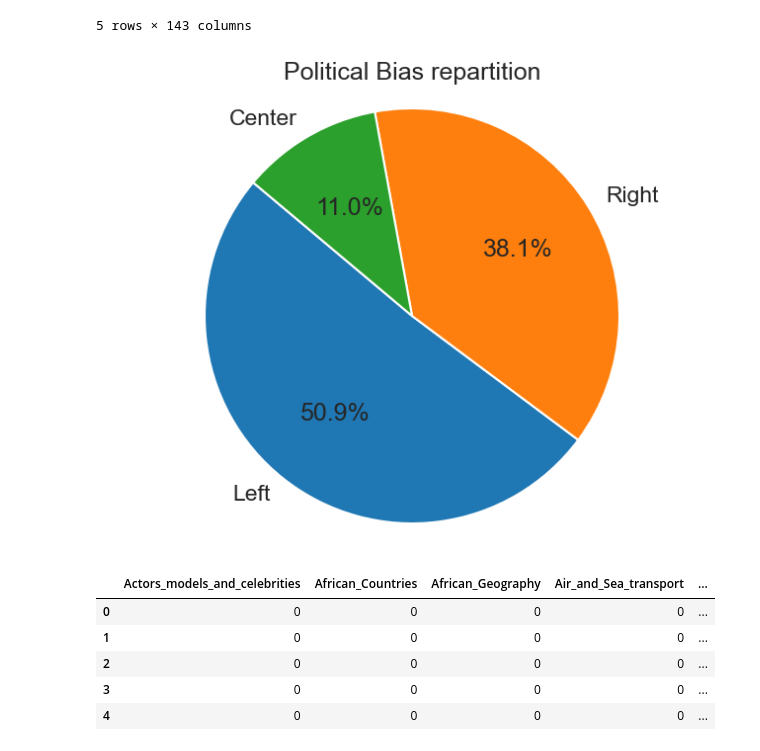
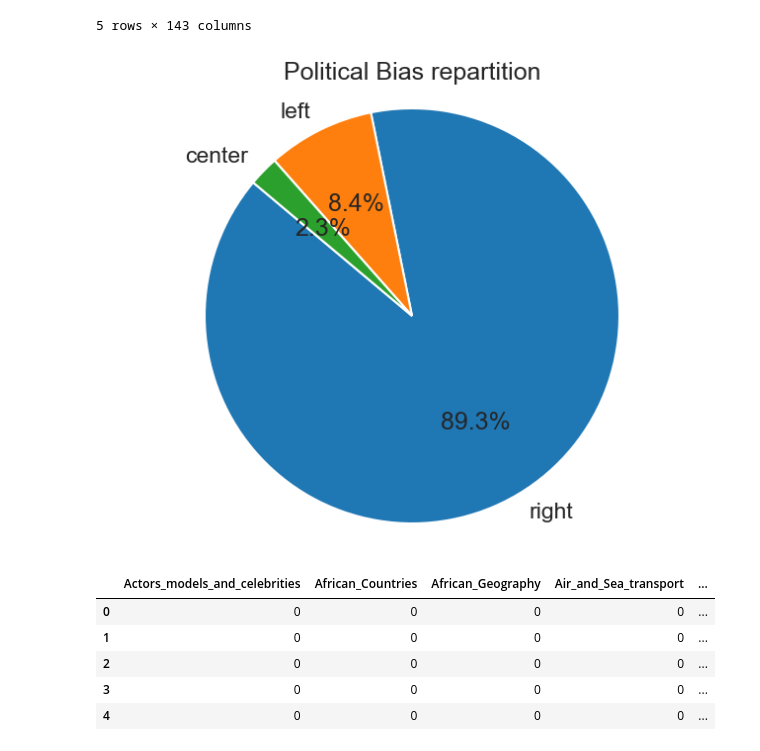
Before and after one commit to epfl-ada/ada-2023-project-miaoumiaou, a Jupyter notebook: Visualisation_wiki.ipynb, the cells around one changed output. Cells and saved outputs as stored; diff of their text form; code cells hidden in the pictures.

```diff
--- a/Visualisation_wiki.ipynb
+++ b/Visualisation_wiki.ipynb
@@ -316,3 +316,4 @@ This classification is explained in the README file and has been made in an othe
 # %%
 bias = pd.read_csv('political_bias.csv')
 bias.head(10)
+bias["Bias"]= bias["Bias"].replace({0:"left", 1:"center", 2:"right"})
@@ -399,13 +383,13 @@ all_articles_with_bias_and_categories.head()
 # %%
 bias_counts = bias['Bias'].value_counts()
 
 plt.figure(figsize=(8, 6))
-plt.pie(bias_counts, labels=['Left','Right','Center'], autopct='%1.1f%%', startangle=140)
+plt.pie(bias_counts, labels=bias_counts.index, autopct='%1.1f%%', startangle=140)
 plt.title('Political Bias repartition')
 plt.axis('equal')
 plt.show()
 # %% [output]
-[figure, old version]
+[figure, new version]
 # %%
 categories = all_articles_with_bias_and_categories.drop(['article', 'Bias'], axis=1)
 categories.head()
```
Also changed, not shown: parts of 5 cells of this notebook, 1 other file.
